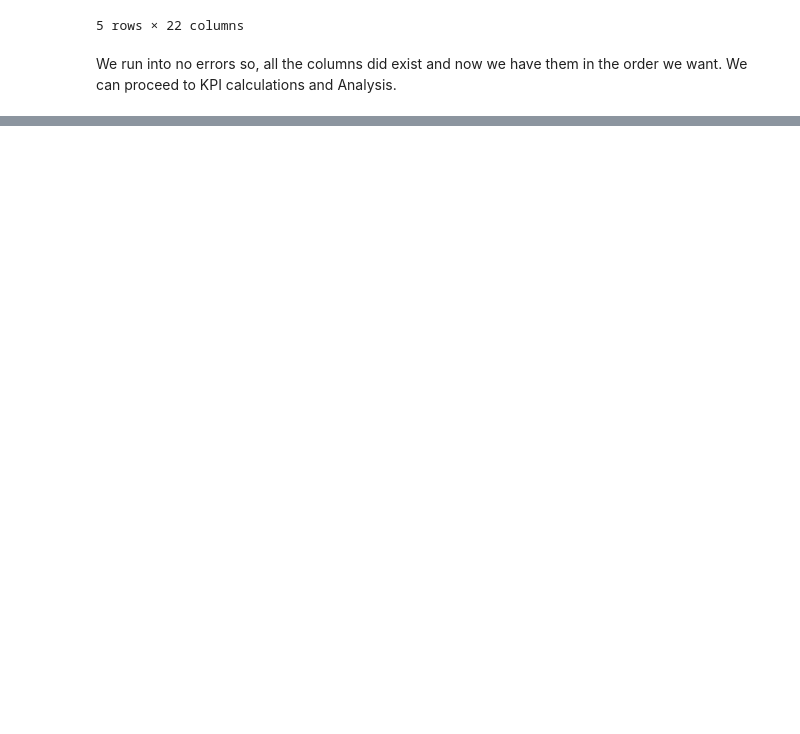
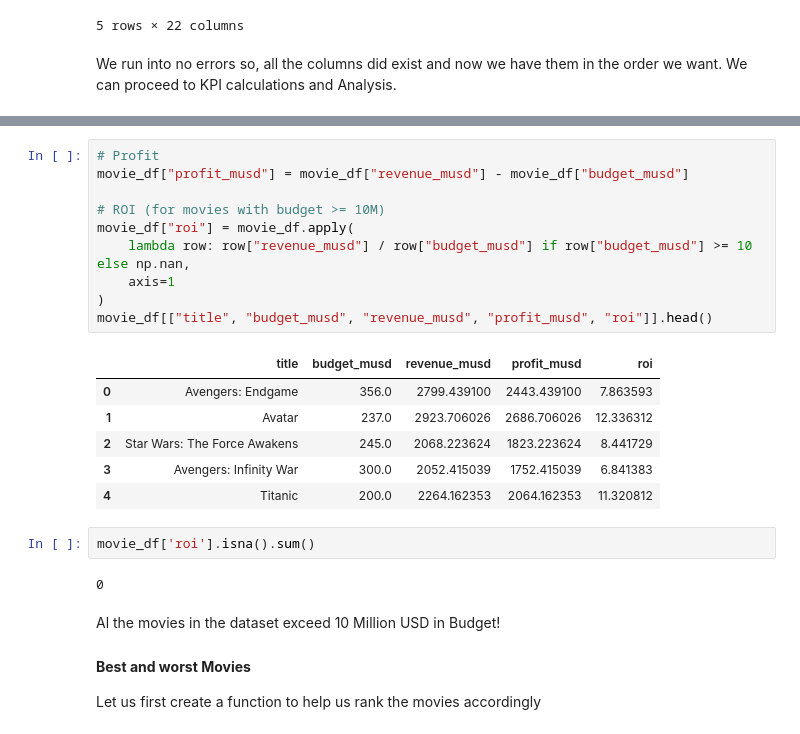
Before and after one commit to ar-le-tte/TMDB-Movie-Analysis, a Jupyter notebook: arlette_tmb_movies_analysis.ipynb, the cells around one changed output, grey strips where cells are left out. Cells and saved outputs as stored; diff of their text form; blank space fills up the shorter version.

```diff
--- a/arlette_tmb_movies_analysis.ipynb
+++ b/arlette_tmb_movies_analysis.ipynb
@@ -422,0 +429,26 @@ We run into no errors so, all the columns did exist and now we have them in the
+# %%
+# Profit
+movie_df["profit_musd"] = movie_df["revenue_musd"] - movie_df["budget_musd"]
+
+# ROI (for movies with budget >= 10M)
+movie_df["roi"] = movie_df.apply(
+    lambda row: row["revenue_musd"] / row["budget_musd"] if row["budget_musd"] >= 10 else np.nan,
+    axis=1
+)
+movie_df[["title", "budget_musd", "revenue_musd", "profit_musd", "roi"]].head()
+# %% [output]
+|  | title | budget_musd | revenue_musd | profit_musd | roi |
+| 0 | Avengers: Endgame | 356.0 | 2799.439100 | 2443.439100 | 7.863593 |
+| 1 | Avatar | 237.0 | 2923.706026 | 2686.706026 | 12.336312 |
+| 2 | Star Wars: The Force Awakens | 245.0 | 2068.223624 | 1823.223624 | 8.441729 |
+| 3 | Avengers: Infinity War | 300.0 | 2052.415039 | 1752.415039 | 6.841383 |
+| 4 | Titanic | 200.0 | 2264.162353 | 2064.162353 | 11.320812 |
+# %%
+movie_df['roi'].isna().sum()
+# %% [output]
+0
+# %% [markdown]
+Al the movies in the dataset exceed 10 Million USD in Budget!
+
+#### **Best and worst Movies**
+Let us first create a function to help us rank the movies accordingly
```
Also changed, not shown: parts of 30 cells of this notebook.
